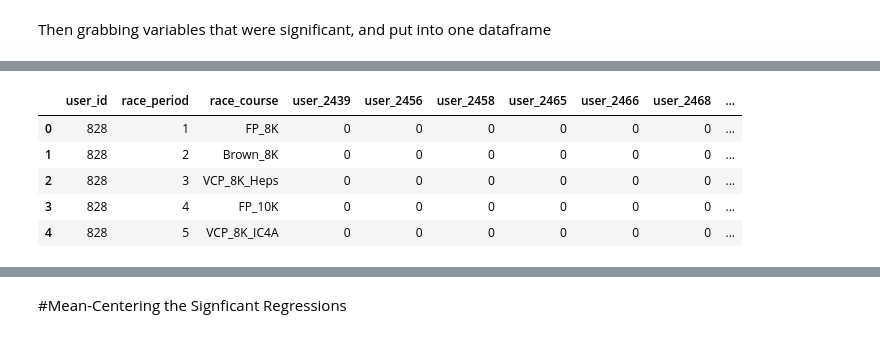
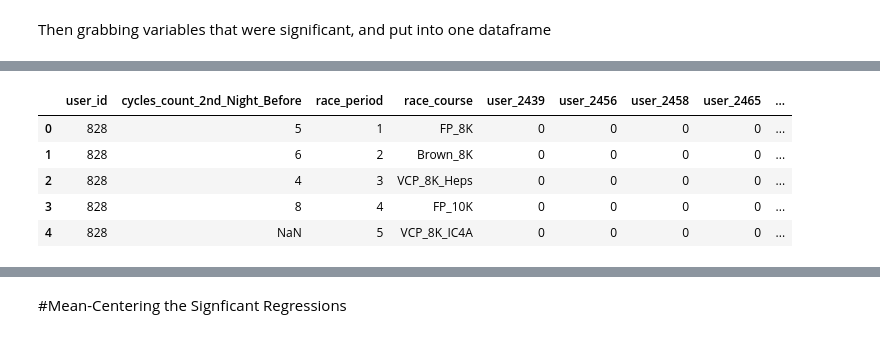
Before and after one commit to callen13/Senior_Thesis, a Jupyter notebook: sequential_model_selection.ipynb, the cells around one changed output, grey strips where cells are left out. Cells and saved outputs as stored; diff of their text form; code cells hidden in the pictures.

```diff
--- a/sequential_model_selection.ipynb
+++ b/sequential_model_selection.ipynb
@@ -144,7 +189,7 @@ R_total_sleep_weighted_3days = pandas2ri.py2ri(total_sleep_weighted_3days)
 # %%
 df = reg_df0
 df = reg_df0.drop(['date_md', 'start', 'end', 'score', 'latency', 'time_in_bed', 'wake_duration', 'light_sleep_duration',
-                  'slow_wave_sleep_duration', 'rem_sleep_duration', 'cycles_count', 'debt_post', 'is_nap', 'recovery_score',
+                  'slow_wave_sleep_duration', 'rem_sleep_duration', 'debt_post', 'is_nap', 'recovery_score',
                   'resting_heart_rate', 'hrv_rmssd', 'end_epoch', 'buildup_days', 'sleep_duration', 'disturbances'], axis=1)
 
 #merge in variables of interest
@@ -160,3 +205,22 @@ df = df.merge(REM_Expo_Weighted_Two_Days, how="left")
 df.rename(columns = {'rem_sleep_duration':'REM_Expo_Weighted_2_Days'}, inplace = True)
 df = df.merge(total_sleep_weighted_3days, how="left")
 df.rename(columns = {'sleep_duration':'total_sleep_weighted_3days'}, inplace = True)
+
+df = df.merge(cycles_count_2nd_Night_Before, how="left")
+df.rename(columns = {'cycles_count':'cycles_count_2nd_Night_Before'}, inplace = True)
+df = df.merge(cycles_count_weighted_3days, how="left")
+df.rename(columns = {'cycles_count':'cycles_count_weighted_3days'}, inplace = True)
+df = df.merge(cycles_count_weighted_4days, how="left")
+df.rename(columns = {'cycles_count':'cycles_count_weighted_4days'}, inplace = True)
+df = df.merge(total_sleep_weighted_2days, how="left")
+df.rename(columns = {'sleep_duration':'total_sleep_weighted_2days'}, inplace = True)
+df = df.merge(total_sleep_weighted_4days, how="left")
+df.rename(columns = {'sleep_duration':'total_sleep_weighted_4days'}, inplace = True)
+df = df.merge(total_sleep_weighted_5days, how="left")
+df.rename(columns = {'sleep_duration':'total_sleep_weighted_5days'}, inplace = True)
+df = df.merge(total_sleep_weighted_6days, how="left")
+df.rename(columns = {'sleep_duration':'total_sleep_weighted_6days'}, inplace = True)
+df = df.merge(REM_Expo_Weighted_3days, how="left")
+df.rename(columns = {'rem_sleep_duration':'REM_Expo_Weighted_3days'}, inplace = True)
+df = df.merge(REM_Expo_Weighted_4days, how="left")
+df.rename(columns = {'rem_sleep_duration':'REM_Expo_Weighted_4days'}, inplace = True)
@@ -165,9 +227,21 @@ df.rename(columns = {'sleep_duration':'total_sleep_weighted_3days'}, inplace = T
+# %%
+#add in average stress and survey data
+stress_data = pd.read_csv('survey_data.csv')
+schwk_data = pd.read_csv('schoolwork_data.csv')
+stress_data = stress_data[stress_data['user_id']!=2439]
+schwk_data = schwk_data[schwk_data['user_id']!=2439]
+df = df.merge(stress_data, how="left")
+df = df.drop(['2nd_week_stress', 'avg_stress'], axis=1)
+df = df.merge(schwk_data, how="left")
+df = df.drop(['schoolwork_hrs_2nd_week'], axis=1)
+df.rename(columns = {'1st_week_stress':'stress_during_week', 'schoolwork_hrs_1week':'schoolwork_hours_during_week'}, inplace=True)
 # %%
+df['stress_during_week_2']=df['stress_during_week']
 df.head()
 # %% [output]
-|  | user_id | race_period | race_course | user_2439 | user_2456 | user_2458 | user_2465 | user_2466 | user_2468 | ... |
-| 0 | 828 | 1 | FP_8K | 0 | 0 | 0 | 0 | 0 | 0 | ... |
-| 1 | 828 | 2 | Brown_8K | 0 | 0 | 0 | 0 | 0 | 0 | ... |
-| 2 | 828 | 3 | VCP_8K_Heps | 0 | 0 | 0 | 0 | 0 | 0 | ... |
-| 3 | 828 | 4 | FP_10K | 0 | 0 | 0 | 0 | 0 | 0 | ... |
-| 4 | 828 | 5 | VCP_8K_IC4A | 0 | 0 | 0 | 0 | 0 | 0 | ... |
+|  | user_id | cycles_count_2nd_Night_Before | race_period | race_course | user_2439 | user_2456 | user_2458 | user_2465 | ... |
+| 0 | 828 | 5 | 1 | FP_8K | 0 | 0 | 0 | 0 | ... |
+| 1 | 828 | 6 | 2 | Brown_8K | 0 | 0 | 0 | 0 | ... |
+| 2 | 828 | 4 | 3 | VCP_8K_Heps | 0 | 0 | 0 | 0 | ... |
+| 3 | 828 | 8 | 4 | FP_10K | 0 | 0 | 0 | 0 | ... |
+| 4 | 828 | NaN | 5 | VCP_8K_IC4A | 0 | 0 | 0 | 0 | ... |
```
Also changed, not shown: parts of 46 cells of this notebook, 1 other file.
